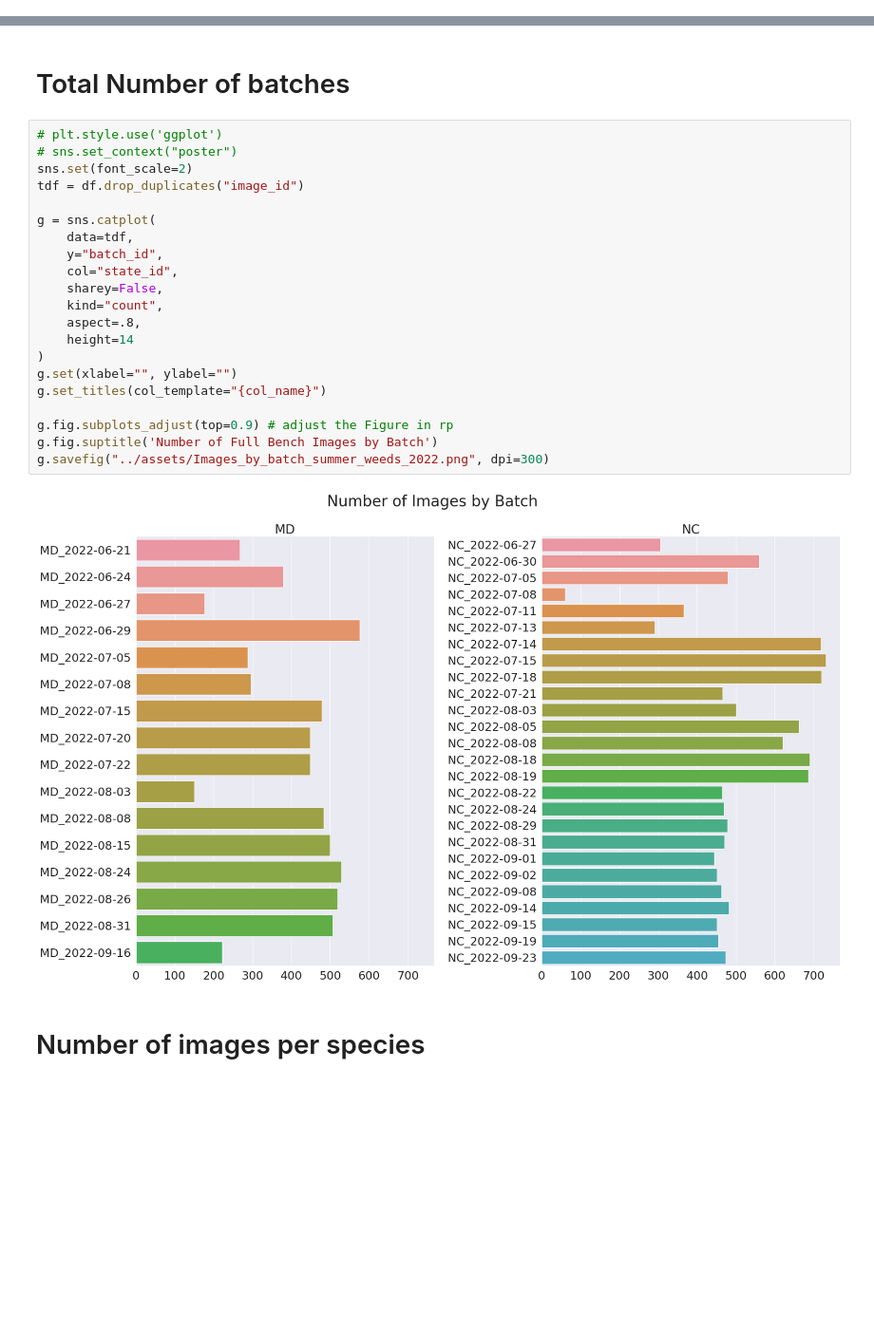
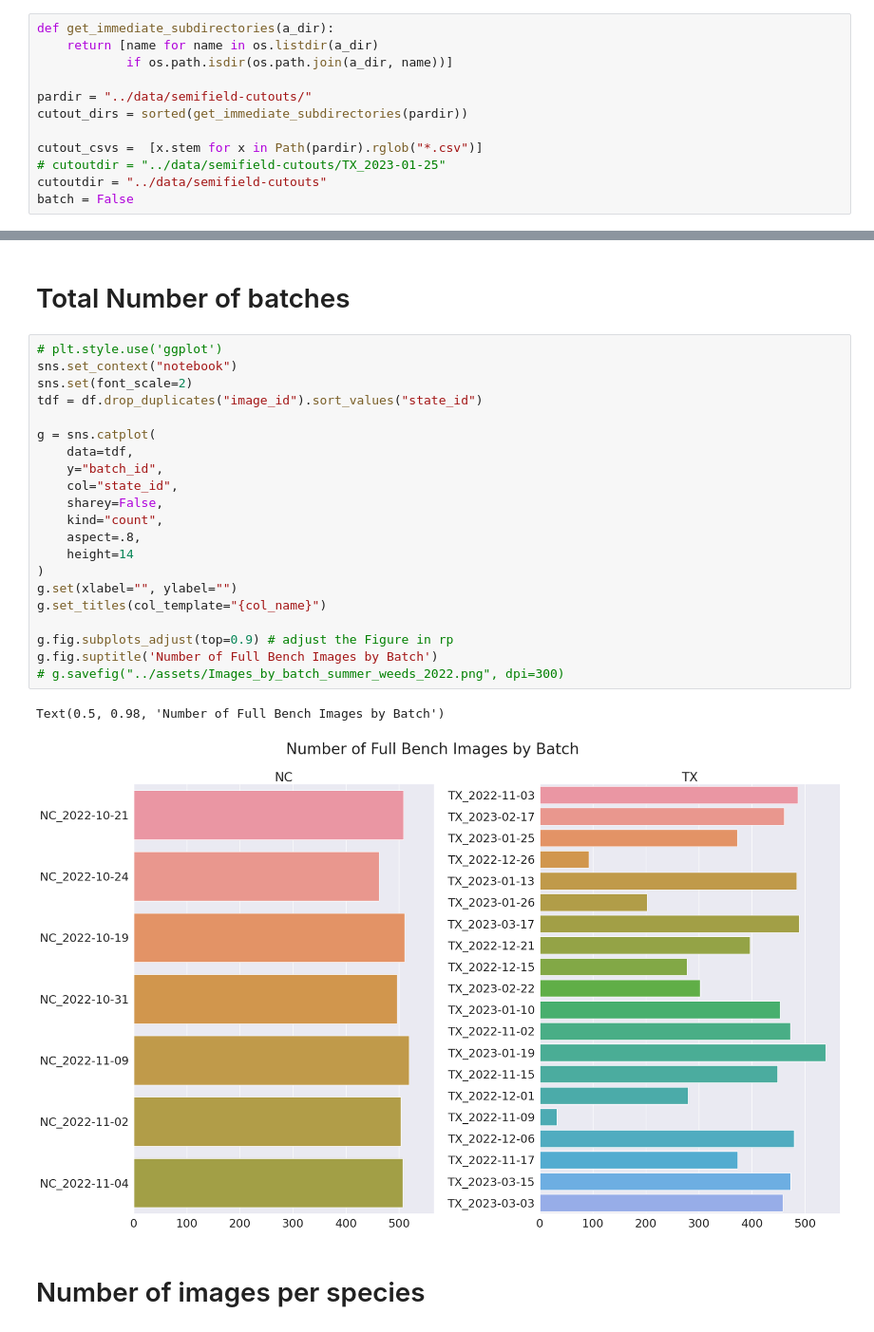
Before and after one commit to precision-sustainable-ag/SemiF-AnnotationPipeline, a Jupyter notebook: notebooks/data_overview.ipynb, the cells around one changed output, grey strips where cells are left out. Shown at 95% size. Saved outputs shown, nothing was run; the diff lists cells and outputs as text; blank space fills up the shorter version.

```diff
--- a/notebooks/data_overview.ipynb
+++ b/notebooks/data_overview.ipynb
@@ -15,3 +12,15 @@ batch = True
+# %%
+def get_immediate_subdirectories(a_dir):
+    return [name for name in os.listdir(a_dir)
+            if os.path.isdir(os.path.join(a_dir, name))]
+
+pardir = "../data/semifield-cutouts/"
+cutout_dirs = sorted(get_immediate_subdirectories(pardir))
+
+cutout_csvs =  [x.stem for x in Path(pardir).rglob("*.csv")]
+# cutoutdir = "../data/semifield-cutouts/TX_2023-01-25"
+cutoutdir = "../data/semifield-cutouts"
+batch = False
 # %%
 if not batch:
     data = Path(cutoutdir).glob("*")
@@ -76,27 +168,28 @@ sdf
 # Total Number of batches
 # %%
 # plt.style.use('ggplot')
-# sns.set_context("poster")
+sns.set_context("notebook")
 sns.set(font_scale=2)
-tdf = df.drop_duplicates("image_id")
+tdf = df.drop_duplicates("image_id").sort_values("state_id")
 
 g = sns.catplot(
     data=tdf,
     y="batch_id",
     col="state_id",
     sharey=False,
     kind="count",
     aspect=.8,
     height=14
 )
 g.set(xlabel="", ylabel="")
 g.set_titles(col_template="{col_name}")
 
 g.fig.subplots_adjust(top=0.9) # adjust the Figure in rp
 g.fig.suptitle('Number of Full Bench Images by Batch')
-g.savefig("../assets/Images_by_batch_summer_weeds_2022.png", dpi=300)
+# g.savefig("../assets/Images_by_batch_summer_weeds_2022.png", dpi=300)
 # %% [output]
+Text(0.5, 0.98, 'Number of Full Bench Images by Batch')
-[figure, old version]
+[figure, new version]
 # %% [markdown]
 # Number of images per species
 # %%
```
Also changed, not shown: parts of 12 cells of this notebook, 49 other files.
